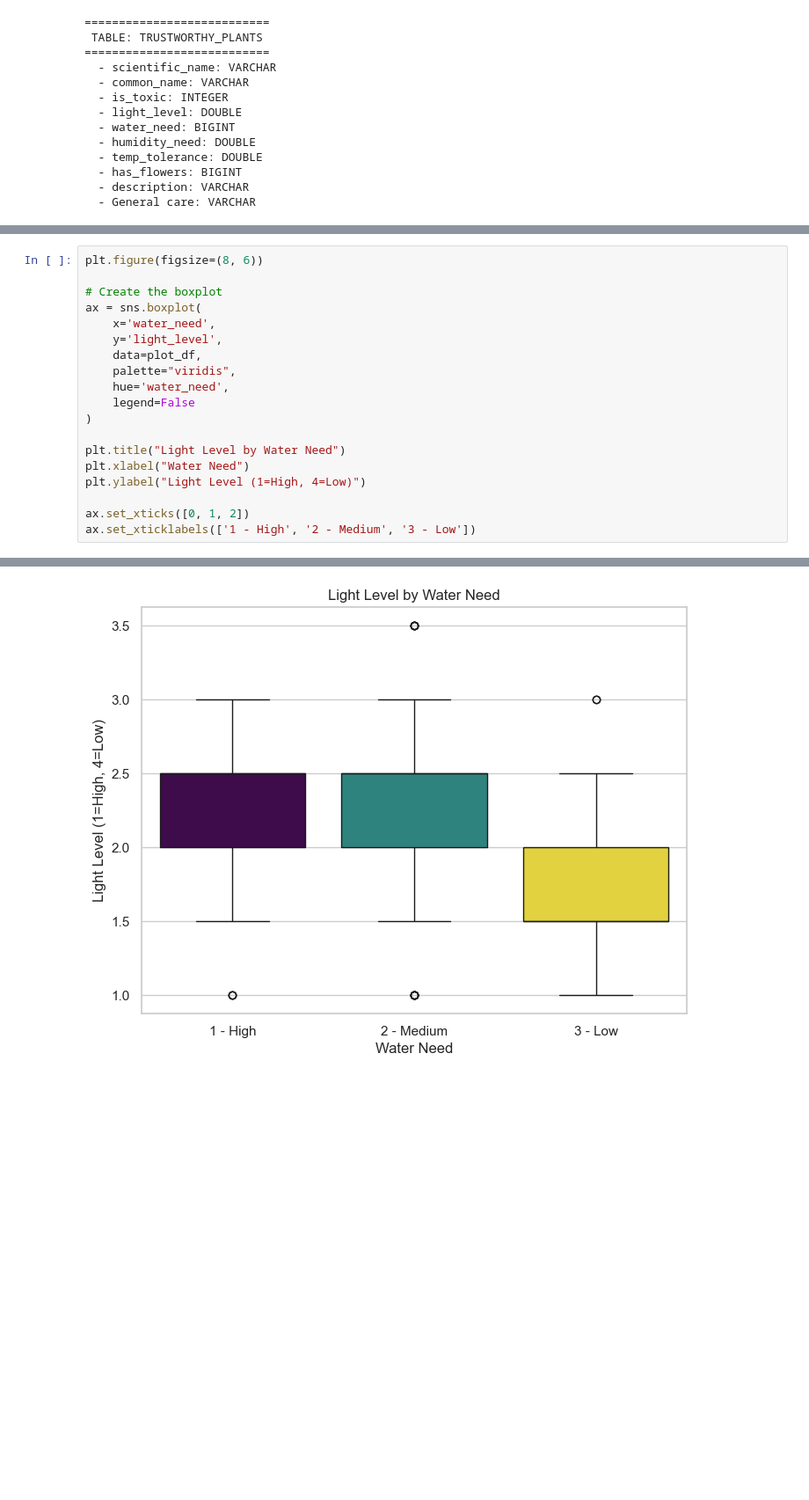
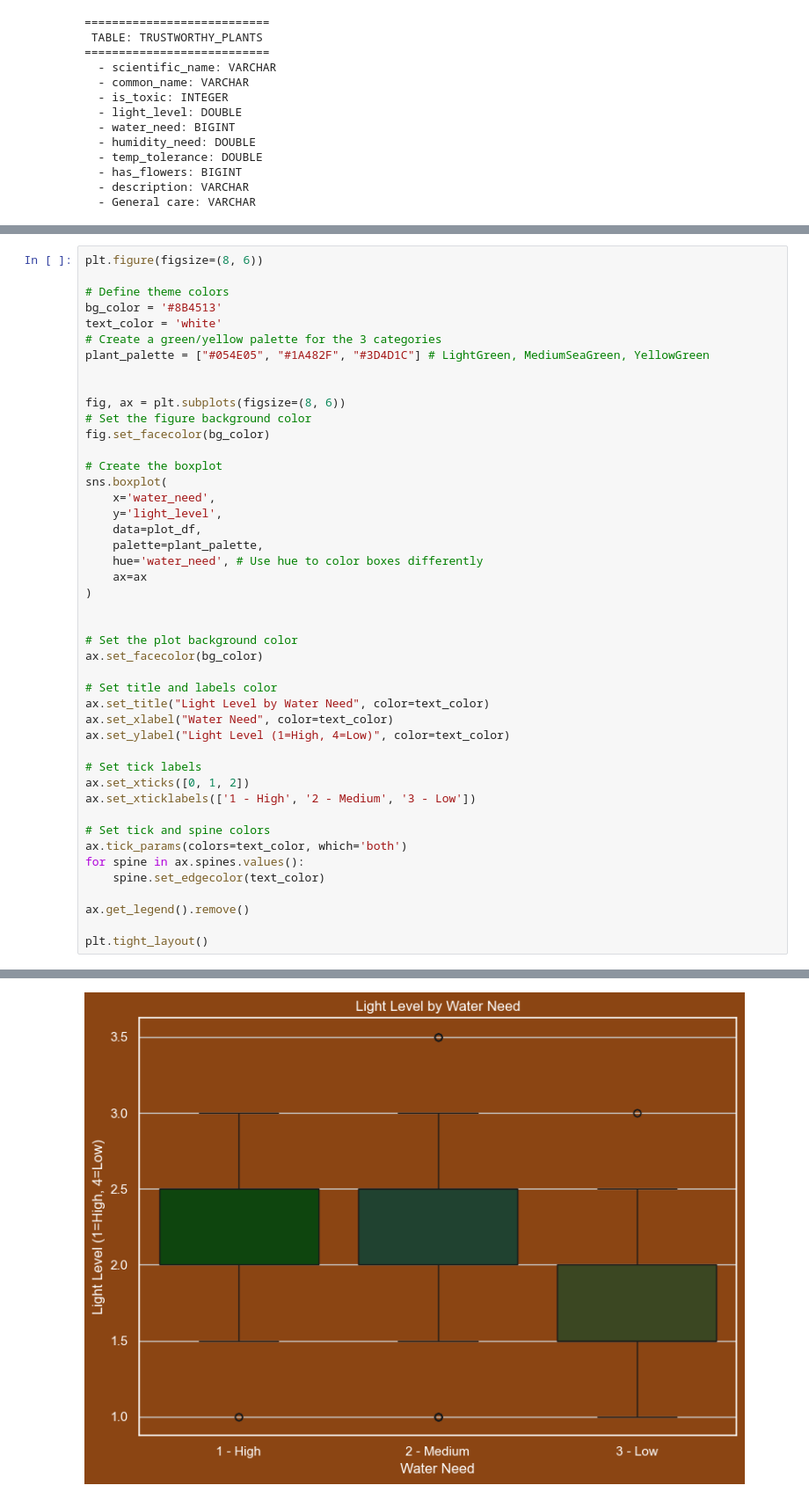
Before and after one commit to Mcray3000/Plant-Reccomender, a Jupyter notebook: eda/eda.ipynb, the cells around one changed output, grey strips where cells are left out. Shown at 88% size. Drawn from its saved outputs; the diff is of its cells as text; blank space fills up the shorter version.

Commit message:
feat: added plant theme for presentation :D

```diff
--- a/eda/eda.ipynb
+++ b/eda/eda.ipynb
@@ -381,20 +433,46 @@ Saved correlation_heatmap.png
 # %%
 plt.figure(figsize=(8, 6))
 
+# Define theme colors
+bg_color = '#8B4513'
+text_color = 'white'
+# Create a green/yellow palette for the 3 categories
+plant_palette = ["#054E05", "#1A482F", "#3D4D1C"] # LightGreen, MediumSeaGreen, YellowGreen
+
+
+fig, ax = plt.subplots(figsize=(8, 6))
+# Set the figure background color
+fig.set_facecolor(bg_color)
+
 # Create the boxplot
-ax = sns.boxplot(
+sns.boxplot(
     x='water_need',
     y='light_level',
     data=plot_df,
-    palette="viridis",
-    hue='water_need',
-    legend=False
+    palette=plant_palette,
+    hue='water_need', # Use hue to color boxes differently
+    ax=ax
 )
 
-plt.title("Light Level by Water Need")
-plt.xlabel("Water Need")
-plt.ylabel("Light Level (1=High, 4=Low)")
 
+# Set the plot background color
+ax.set_facecolor(bg_color)
+
+# Set title and labels color
+ax.set_title("Light Level by Water Need", color=text_color)
+ax.set_xlabel("Water Need", color=text_color)
+ax.set_ylabel("Light Level (1=High, 4=Low)", color=text_color)
+
+# Set tick labels
 ax.set_xticks([0, 1, 2])
 ax.set_xticklabels(['1 - High', '2 - Medium', '3 - Low'])
+
+# Set tick and spine colors
+ax.tick_params(colors=text_color, which='both')
+for spine in ax.spines.values():
+    spine.set_edgecolor(text_color)
+
+ax.get_legend().remove()
+
+plt.tight_layout()
 # %% [output]
@@ -402 +481 @@ ax.set_xticklabels(['1 - High', '2 - Medium', '3 - Low'])
-[figure, old version]
+[figure, new version]
```
Also changed, not shown: parts of 3 cells of this notebook.
